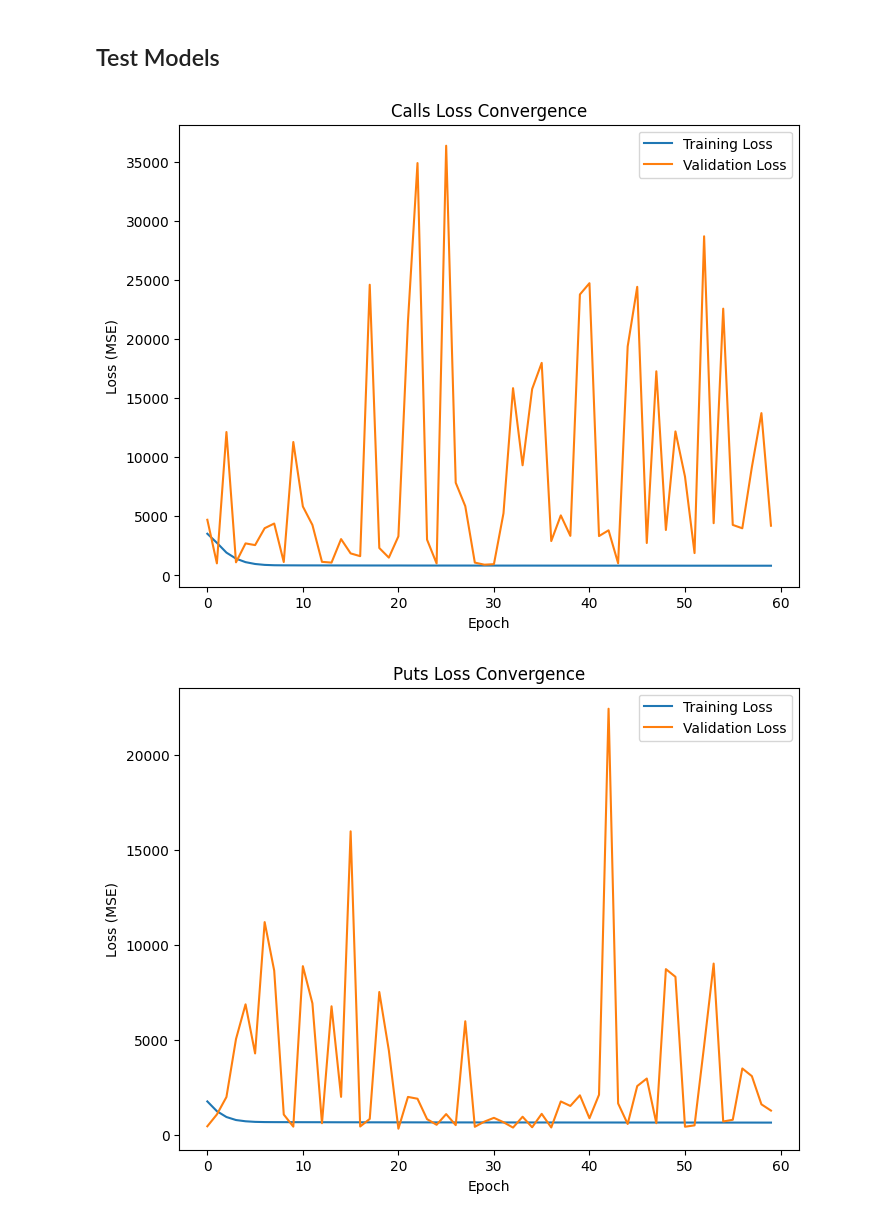
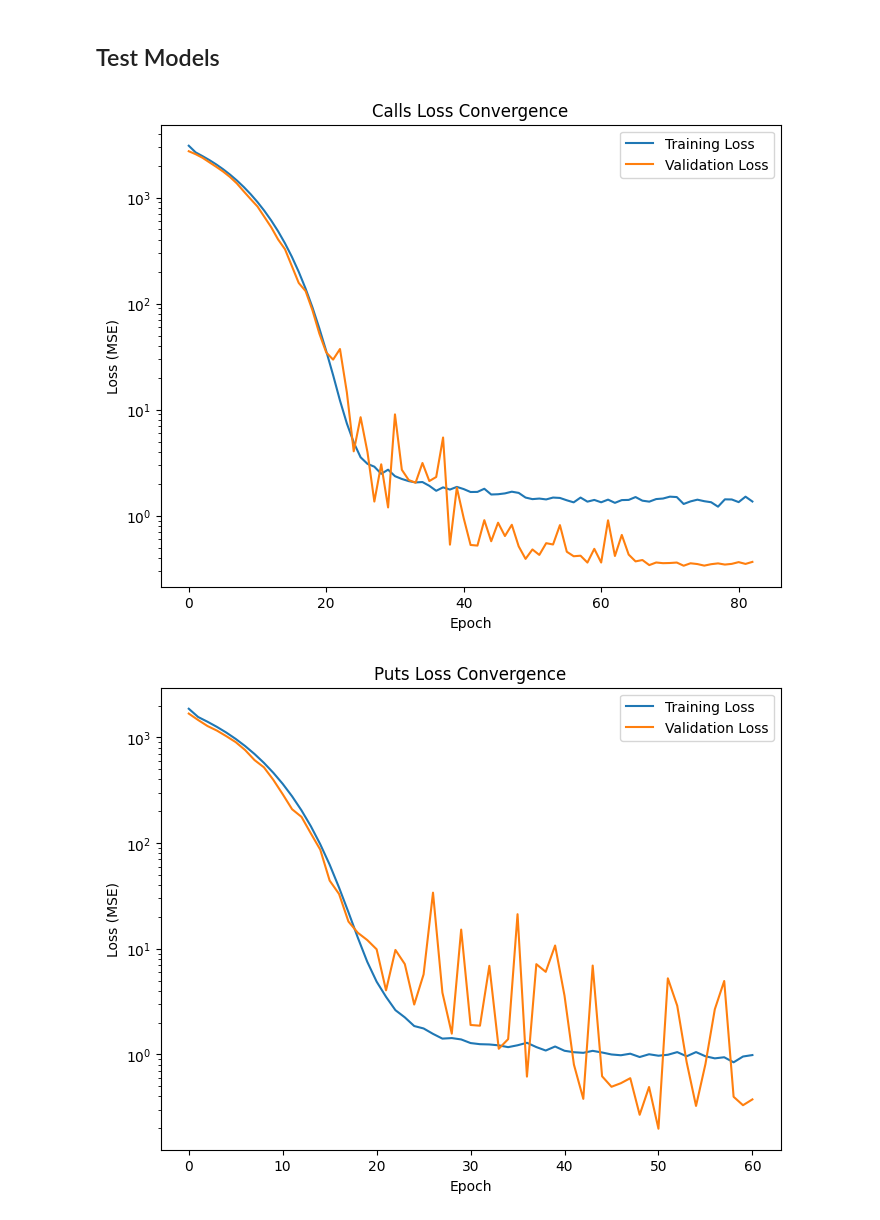
Before and after one commit to AdamK14/CS-4641-Project, a Jupyter notebook: LSTM/lstm.ipynb, the cells around one changed output. Cells and saved outputs as stored; diff of their text form; code cells hidden in the pictures.

Commit message:
finalized lstm

```diff
--- a/LSTM/lstm.ipynb
+++ b/LSTM/lstm.ipynb
@@ -121,6 +122,5 @@ underlying = (
 ## Hyperparameters
 # %%
 N_TIMESTEPS = 20
-NUM_FEATURES = 4
 BATCH_SIZE = 4096
-EPOCHS = 60
+EPOCHS = 300
@@ -310,7 +239,6 @@ X_call_train shape: (1522624, 25)
 # %% [markdown]
 ## Training for Calls
 # %%
-# Suppose X_call_train is (N, 25).
 N = X_call_train.shape[0]
 
 # The first 5 columns = static features
@@ -319,7 +247,6 @@ X_call_train_static = X_call_train[:, :5]  # shape => (N, 5)
 # The last 20 columns = time series
 X_call_train_lstm   = X_call_train[:, 5:].reshape(N, 20, 1)  # shape => (N, 20, 1)
 
-# Do the same for X_call_test
 N_test = X_call_test.shape[0]
 X_call_test_static = X_call_test[:, :5]
 X_call_test_lstm   = X_call_test[:, 5:].reshape(N_test, 20, 1)
@@ -332,15 +259,15 @@ call_model = create_multi_input_model(
     dense_layers=2,
     dense_units=64
 )
-call_model.compile(optimizer=Adam(learning_rate=1e-3), loss='mse')
+call_model.compile(optimizer=Adam(learning_rate=1e-4), loss='mse')
 
 call_history = call_model.fit(
-    x=[X_call_train_lstm, X_call_train_static],  # multi-input
+    x=[X_call_train_lstm, X_call_train_static],
     y=y_call_train,
     batch_size=BATCH_SIZE,
     epochs=EPOCHS,
-    validation_split=0.01,
-    callbacks=[reduce_lr, TensorBoard(log_dir='./logs')],
+    validation_split=0.1,
+    callbacks=[reduce_lr, early_stop, TensorBoard(log_dir='./logs')],
     verbose=1
 )
 
@@ -366,7 +294,6 @@ KeyboardInterrupt:
 # %% [markdown]
 ## Training for Puts
 # %%
-# 1) Split your X_put_train into time-series vs. static:
 N_put_train = X_put_train.shape[0]
 
 # The first 5 columns = static features
@@ -375,12 +302,10 @@ X_put_train_static = X_put_train[:, :5]  # shape => (N_put_train, 5)
 # The last 20 columns = time series
 X_put_train_lstm   = X_put_train[:, 5:].reshape(N_put_train, 20, 1)  # shape => (N_put_train, 20, 1)
 
-# 2) Same splitting for X_put_test
 N_put_test = X_put_test.shape[0]
 X_put_test_static = X_put_test[:, :5]
 X_put_test_lstm   = X_put_test[:, 5:].reshape(N_put_test, 20, 1)
 
-# 3) Build & compile a multi-input LSTM model for puts
 put_model = create_multi_input_model(
     n_timesteps=20,
     n_lstm_features=1,
@@ -389,19 +314,17 @@ put_model = create_multi_input_model(
     dense_layers=2,
     dense_units=64
 )
-put_model.compile(optimizer=Adam(learning_rate=1e-3), loss='mse')
+put_model.compile(optimizer=Adam(learning_rate=1e-4), loss='mse')
 
-# 4) Train
 put_history = put_model.fit(
-    x=[X_put_train_lstm, X_put_train_static],  # multi-input
+    x=[X_put_train_lstm, X_put_train_static],
     y=y_put_train,
     batch_size=BATCH_SIZE,
     epochs=EPOCHS,
-    validation_split=0.01,
-    callbacks=[reduce_lr, TensorBoard(log_dir='./logs')],
+    validation_split=0.1,
+    callbacks=[reduce_lr, early_stop, TensorBoard(log_dir='./logs')],
     verbose=1
 )
 
-# 5) Save
 put_model.save('put-lstm-v1.h5')
 # %% [output]
@@ -411,20 +351,21 @@ NameError: name 'reduce_lr' is not defined
 # %%
 def plot_loss_convergence(history, title):
     """
-    Plots training vs validation loss over epochs.
+    Plots training vs validation loss over epochs with log scale on y-axis.
     """
     plt.figure(figsize=(8,6))
     plt.plot(history.history['loss'], label='Training Loss')
     if 'val_loss' in history.history:
         plt.plot(history.history['val_loss'], label='Validation Loss')
     plt.title(title)
     plt.xlabel("Epoch")
     plt.ylabel("Loss (MSE)")
+    plt.yscale('log')
     plt.legend()
     plt.show()
 
 plot_loss_convergence(call_history, "Calls Loss Convergence")
 plot_loss_convergence(put_history, "Puts Loss Convergence")
 # %% [output]
-[figure, old version]
+[figure, new version]
-[figure, old version]
+[figure, new version]
```
Also changed, not shown: parts of 11 cells of this notebook, 2 other files.
